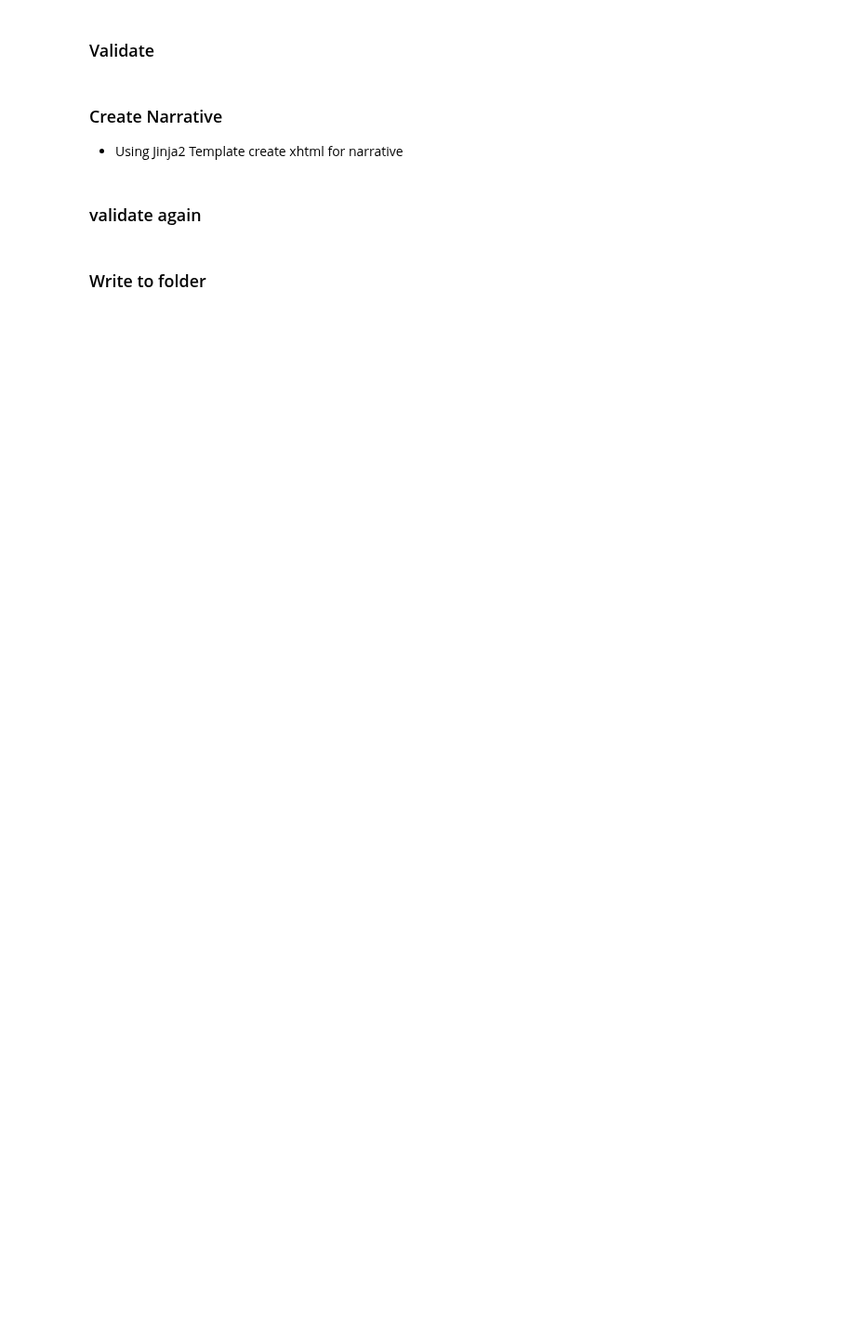
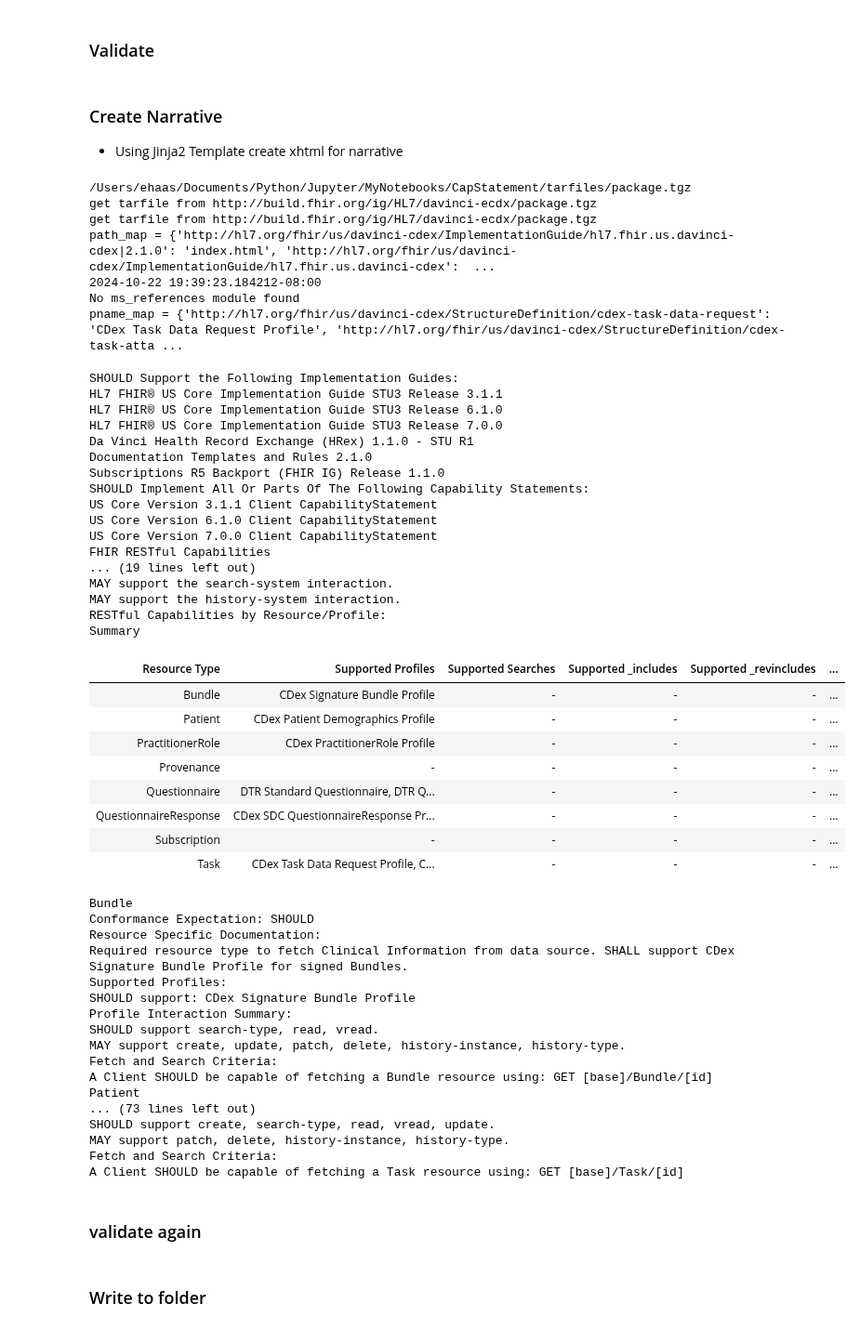
Before and after one commit to Healthedata1/MyNotebooks, a Jupyter notebook: CapStatement/R4CapStatement_Maker.ipynb, the cells around one changed output. Shown at 93% size. Drawn from its saved outputs; the diff is of its cells as text; code cells hidden in the pictures; blank space fills up the shorter version.

```diff
--- a/CapStatement/R4CapStatement_Maker.ipynb
+++ b/CapStatement/R4CapStatement_Maker.ipynb
@@ -133,7 +134,7 @@ f_now = datetime.now(tzinfo)
 f_now
 validate_me = False
 add_ms_references_summary = False
-add_narrative = False  # add narrative to resources if not using liquid script or IG publisher default
+add_narrative = True #False  # add narrative to resources if not using liquid script or IG publisher default
 # %% [markdown]
 #### To PascalCase Utility
 # %%
@@ -643,7 +652,7 @@ if(add_narrative):
     print(package_path)
     def get_si(package_path):
         with tarfile.open(package_path, mode='r') as tf:
-            #pprint(tf.getnames())
+            # pprint(tf.getnames())
             f = tf.extractfile('package/other/spec.internals')
             r = f.read()
             return (loads(r))
@@ -672,18 +681,19 @@ if(add_narrative):
     si = get_si(package_path) #unpack from file
 
     path_map = si['paths']
+    print(f'path_map = {path_map}')
 
     #### Then Use Jinja2 template to create narrative
 
     in_path = ''
     in_file = 'R4capabilitystatement-server.j2'
     print(cs.date)
-    if add_ms_references_summary: # get Must Support references from ms_references module if available to create summary table of required references
-        import ms_references
-        ms_references_summary = ms_references.get_references_summary()
-    else:
-        print('No ms_references module found')
-        ms_references_summary = None
+    # if add_ms_references_summary: # get Must Support references from ms_references module if available to create summary table of required references
+    #     import ms_references
+    #     ms_references_summary = ms_references.get_references_summary()
+    # else:
+    #     print('No ms_references module found')
+    #     ms_references_summary = None
 
     def markdown(text, *args, **kwargs):
         return commonmark(text, *args, **kwargs)
@@ -697,11 +707,15 @@ if(add_narrative):
 
     env.filters['markdown'] = markdown
 
+    # env.filters['markdown'] = lambda text: markdown.markdown(text, extensions=['extra'])
+
     template = env.get_template(in_file)
 
     sp_map = {sp.code:sp.type for sp in df_sp.itertuples(index=True)}
     pname_map = {p.Profile:p.Name for p in df_profiles.itertuples(index=True)}
+    print(f'pname_map = {pname_map}')
     purl_map = {p.Profile:p.url if p.url not in none_list else p.Profile for p in df_profiles.itertuples(index=True)}
+
     igname_map = {ig.canonical:ig.name for ig in df_igs.itertuples(index=True)}
     igurl_map = {ig.canonical:ig.url if ig.url not in none_list else ig.canonical for ig in df_igs.itertuples(index=True)}
     csname_map = {cs.canonical:cs.name for cs in df_capstatements.itertuples(index=True)}
@@ -709,35 +723,91 @@ if(add_narrative):
     # print(csurl_map)
     # print([i for i in df_capstatements.itertuples(index=True)])
     rendered = template.render(cs=cs, path_map=path_map, pname_map=pname_map, purl_map=purl_map, sp_map=sp_map,
-                            csname_map=csname_map, csurl_map=csurl_map, igname_map=igname_map, igurl_map=igurl_map, ms_references_summary = ms_references_summary,)
+                            csname_map=csname_map, csurl_map=csurl_map, igname_map=igname_map, igurl_map=igurl_map,) # ms_references_summary = ms_references_summary,)
+    # print(rendered)
 
     ### Minify the xhtml
 
     def x_minify(xhtml):
         h_min=minify(xhtml, remove_optional_attribute_quotes=False, remove_comments=True)
         x_min = h_min.replace('<br>','<br />')
         x_min = x_min.replace('<hr>','<hr />')
         return x_min
 
     mini = x_minify(rendered)
     #print(type(mini))
     #display(HTML(rendered))
     display(HTML(mini))
 
     '''
     #======== write to temp file to debug =======
     path = Path.cwd() / 'debug' / 'narrative_pre.xhtml'
     path.write_text(rendered, encoding="utf-8")
     path = Path.cwd() / 'debug' / 'narrative_mini_pre.xhtml'
     path.write_text(mini, encoding="utf-8")
     #===================================================
     '''
     narr = construct_fhir_element('Narrative', dict(
             status = 'additional', #'generated'
             div = mini,
             ))
     cs.text = narr
     #print(cs.json(indent=2))
+else:
+    print('=====================')
+    print('NO NARRATIVE ADDED')
+    print('=====================')
+# %% [output]
+/Users/ehaas/Documents/Python/Jupyter/MyNotebooks/CapStatement/tarfiles/package.tgz
+get tarfile from http://build.fhir.org/ig/HL7/davinci-ecdx/package.tgz
+get tarfile from http://build.fhir.org/ig/HL7/davinci-ecdx/package.tgz
+path_map = {'http://hl7.org/fhir/us/davinci-cdex/ImplementationGuide/hl7.fhir.us.davinci-cdex|2.1.0': 'index.html', 'http://hl7.org/fhir/us/davinci-cdex/ImplementationGuide/hl7.fhir.us.davinci-cdex':  ...
+2024-10-22 19:39:23.184212-08:00
+No ms_references module found
+pname_map = {'http://hl7.org/fhir/us/davinci-cdex/StructureDefinition/cdex-task-data-request': 'CDex Task Data Request Profile', 'http://hl7.org/fhir/us/davinci-cdex/StructureDefinition/cdex-task-atta ...
+SHOULD Support the Following Implementation Guides:
+HL7 FHIR® US Core Implementation Guide STU3 Release 3.1.1
+HL7 FHIR® US Core Implementation Guide STU3 Release 6.1.0
+HL7 FHIR® US Core Implementation Guide STU3 Release 7.0.0
+Da Vinci Health Record Exchange (HRex) 1.1.0 - STU R1
+Documentation Templates and Rules 2.1.0
+Subscriptions R5 Backport (FHIR IG) Release 1.1.0
+SHOULD Implement All Or Parts Of The Following Capability Statements:
+US Core Version 3.1.1 Client CapabilityStatement
+US Core Version 6.1.0 Client CapabilityStatement
+US Core Version 7.0.0 Client CapabilityStatement
+FHIR RESTful Capabilities
+... (19 lines left out)
+MAY support the search-system interaction.
+MAY support the history-system interaction.
+RESTful Capabilities by Resource/Profile:
+Summary
+| Resource Type | Supported Profiles | Supported Searches | Supported _includes | Supported _revincludes | ... |
+| Bundle | CDex Signature Bundle Profile | - | - | - | ... |
+| Patient | CDex Patient Demographics Profile | - | - | - | ... |
+| PractitionerRole | CDex PractitionerRole Profile | - | - | - | ... |
+| Provenance | - | - | - | - | ... |
+| Questionnaire | DTR Standard Questionnaire, DTR Q... | - | - | - | ... |
+| QuestionnaireResponse | CDex SDC QuestionnaireResponse Pr... | - | - | - | ... |
+| Subscription | - | - | - | - | ... |
+| Task | CDex Task Data Request Profile, C... | - | - | - | ... |
+Bundle
+Conformance Expectation: SHOULD
+Resource Specific Documentation:
+Required resource type to fetch Clinical Information from data source. SHALL support CDex Signature Bundle Profile for signed Bundles.
+Supported Profiles:
+SHOULD support: CDex Signature Bundle Profile
+Profile Interaction Summary:
+SHOULD support search-type, read, vread.
+MAY support create, update, patch, delete, history-instance, history-type.
+Fetch and Search Criteria:
+A Client SHOULD be capable of fetching a Bundle resource using: GET [base]/Bundle/[id]
+Patient
+... (73 lines left out)
+SHOULD support create, search-type, read, vread, update.
+MAY support patch, delete, history-instance, history-type.
+Fetch and Search Criteria:
+A Client SHOULD be capable of fetching a Task resource using: GET [base]/Task/[id]
 # %% [markdown]
 ### validate again
 # %%
```
Also changed, not shown: parts of 14 cells of this notebook, 42 other files.
